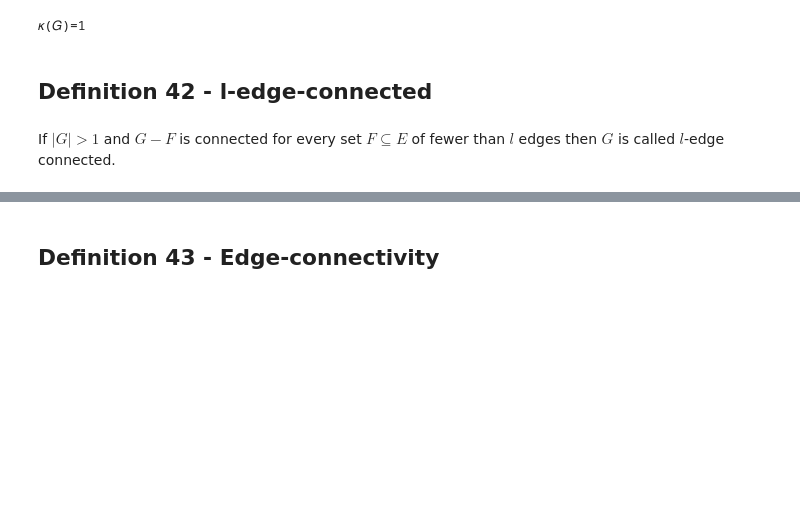
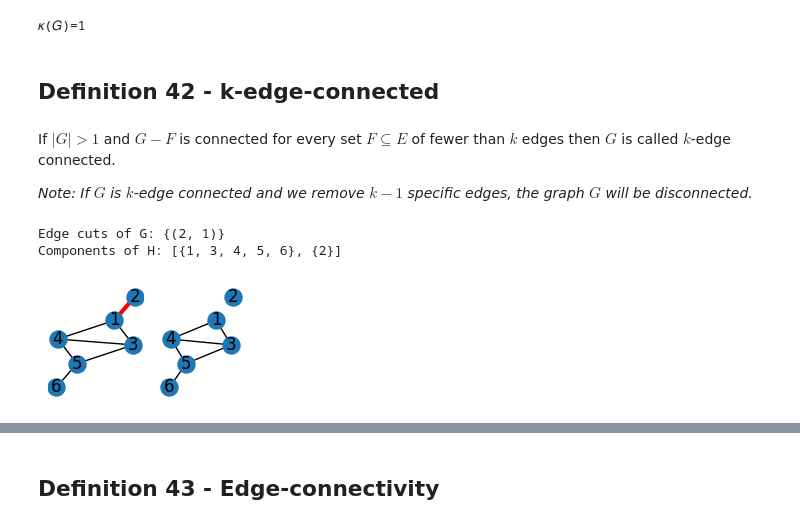
Before and after one commit to lipinski/graph-theory, a Jupyter notebook: definitions.ipynb, the cells around one changed output, grey strips where cells are left out. Saved outputs shown, nothing was run; the diff lists cells and outputs as text; code cells hidden in the pictures; blank space fills up the shorter version.

Commit message:
Add k-edge-connected Edge-connectivity Forest Tree

```diff
--- a/definitions.ipynb
+++ b/definitions.ipynb
@@ -817,6 +817,31 @@ print(f'𝜅(𝐺)={connectivity}')
 # %% [output]
 𝜅(𝐺)=1
 # %% [markdown]
-## Definition 42 - l-edge-connected
+## Definition 42 - k-edge-connected
 # %% [markdown]
-If $|G|>1$ and $G-F$ is connected for every set $F\subseteq E$ of fewer than $l$ edges then $G$ is called $l$-edge connected.
+If $|G|>1$ and $G-F$ is connected for every set $F\subseteq E$ of fewer than $k$ edges then $G$ is called $k$-edge connected.
+
+*Note: If $G$ is $k$-edge connected and we remove $k-1$ specific edges, the graph $G$ will be disconnected.*
+# %%
+edge_cuts = nx.minimum_edge_cut(G)
+print(f'Edge cuts of G: {edge_cuts}')
+
+H = G.copy()
+H.remove_edges_from(edge_cuts)
+
+print(f'Components of H: {list(nx.components.connected_components(H))}')
+
+assert nx.is_connected(H) == False
+
+fig, axis = plt.subplots(nrows=1, ncols=2, figsize=(2, 1), sharey=True)
+plt.subplots_adjust(left=0, bottom=-0.1, right=1, top=1, wspace=0.1, hspace=0)
+
+nx.draw(G, pos=pos, node_size=150, with_labels=True, ax=axis[0]);
+nx.draw_networkx_edges(G, pos=pos, edgelist=edge_cuts, edge_color='red', width=3, ax=axis[0]);
+
+nx.draw(H, pos=pos, node_size=150, with_labels=True, ax=axis[1])
+plt.margins(0.2);
+# %% [output]
+Edge cuts of G: {(2, 1)}
+Components of H: [{1, 3, 4, 5, 6}, {2}]
+[figure, added]
```
Also changed, not shown: parts of 17 cells of this notebook.
